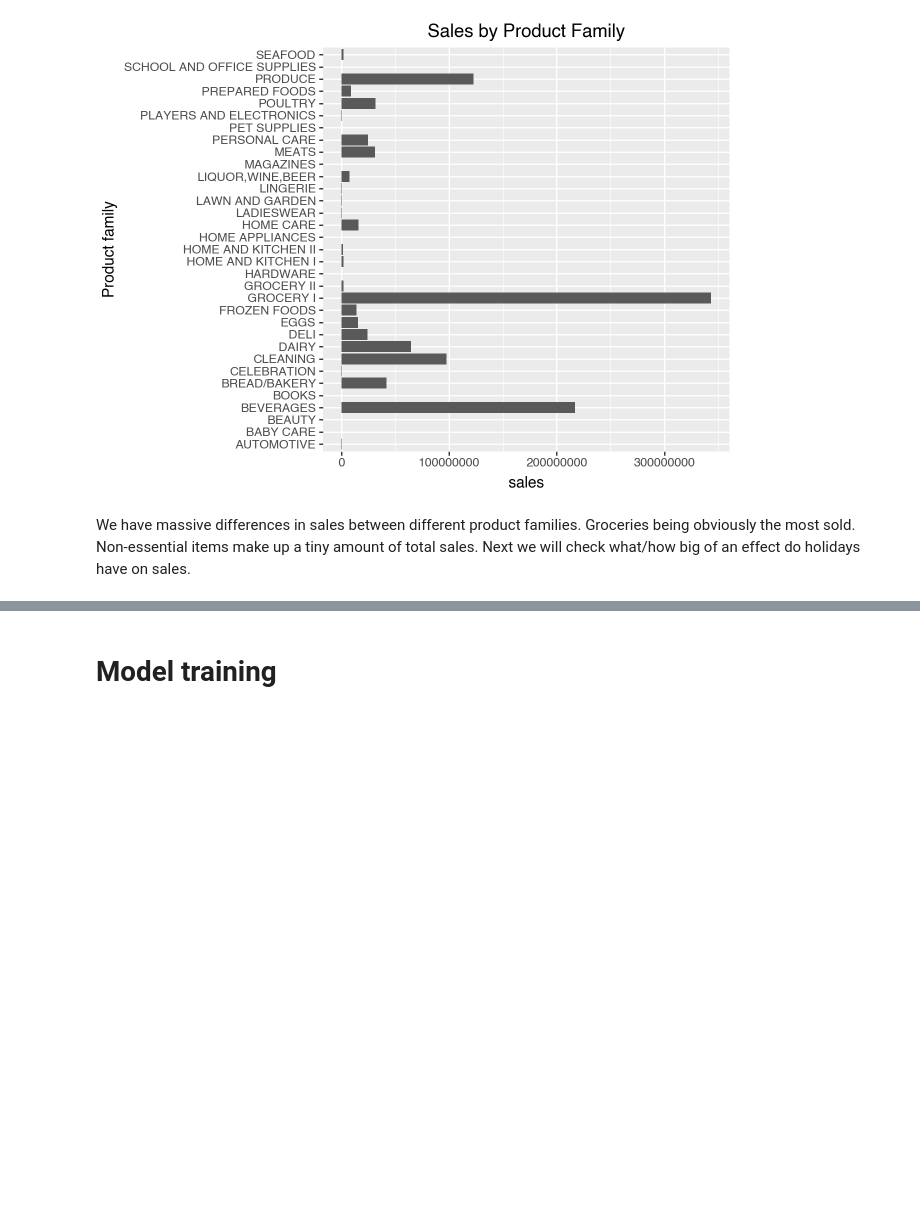
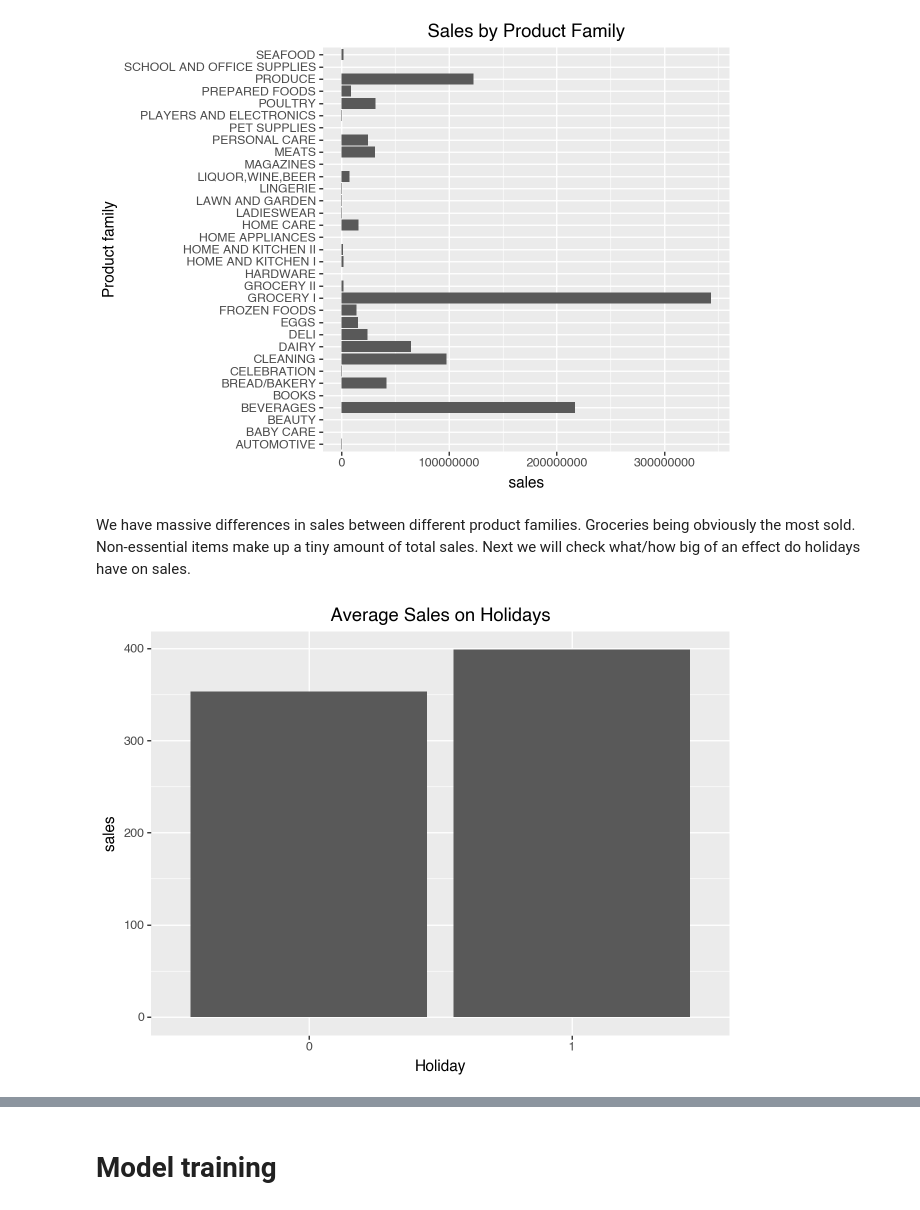
Before and after one commit to RalfGrossfeldt/Store-Sales-Prediction, a Jupyter notebook: notebook.ipynb, the cells around one changed output, grey strips where cells are left out. Drawn from its saved outputs; the diff is of its cells as text; code cells hidden in the pictures; blank space fills up the shorter version.

```diff
--- a/notebook.ipynb
+++ b/notebook.ipynb
@@ -268,12 +271,20 @@ data = data.sort_values(['store_nbr', 'family', 'date'])
 # Create lag-1 column within each store-family combination
 data['lag-1-dcoilwtico'] = data.groupby(['store_nbr', 'family'])['dcoilwtico'].shift(1)
 
-# Create lag-2 column (2 days ago)
-data['lag-2-dcoilwtico'] = data.groupby(['store_nbr', 'family'])['dcoilwtico'].shift(2)
+# Create lag-2 column (7 days ago)
+data['lag-7-dcoilwtico'] = data.groupby(['store_nbr', 'family'])['dcoilwtico'].shift(7)
+
+# Create lag-3 column (14 days ago)
+data['lag-14-dcoilwtico'] = data.groupby(['store_nbr', 'family'])['dcoilwtico'].shift(14)
+
+# Create lag-4 column (28 days ago)
+data['lag-28-dcoilwtico'] = data.groupby(['store_nbr', 'family'])['dcoilwtico'].shift(28)
 
 # Backfill NaNs at the start of each group
 data['lag-1-dcoilwtico'] = data.groupby(['store_nbr', 'family'])['lag-1-dcoilwtico'].bfill()
-data['lag-2-dcoilwtico'] = data.groupby(['store_nbr', 'family'])['lag-2-dcoilwtico'].bfill()
+data['lag-7-dcoilwtico'] = data.groupby(['store_nbr', 'family'])['lag-7-dcoilwtico'].bfill()
+data['lag-14-dcoilwtico'] = data.groupby(['store_nbr', 'family'])['lag-14-dcoilwtico'].bfill()
+data['lag-28-dcoilwtico'] = data.groupby(['store_nbr', 'family'])['lag-28-dcoilwtico'].bfill()
 data = data.sort_values('date')
 # %% [markdown]
 ### Extract date features
@@ -460,3 +460,10 @@ df = eda_train.groupby("family_name", as_index=False)["sales"].sum()
 [figure]
 # %% [markdown]
 We have massive differences in sales between different product families. Groceries being obviously the most sold. Non-essential items make up a tiny amount of total sales. Next we will check what/how big of an effect do holidays have on sales.
+# %%
+df = eda_train.groupby("holiday", as_index=False)["sales"].mean()
+(ggplot(df, aes("factor(holiday)", "sales")) +
+ geom_col() + xlab("Holiday") +
+ ggtitle("Average Sales on Holidays"))
+# %% [output]
+[figure, added]
```
Also changed, not shown: parts of 33 cells of this notebook.
